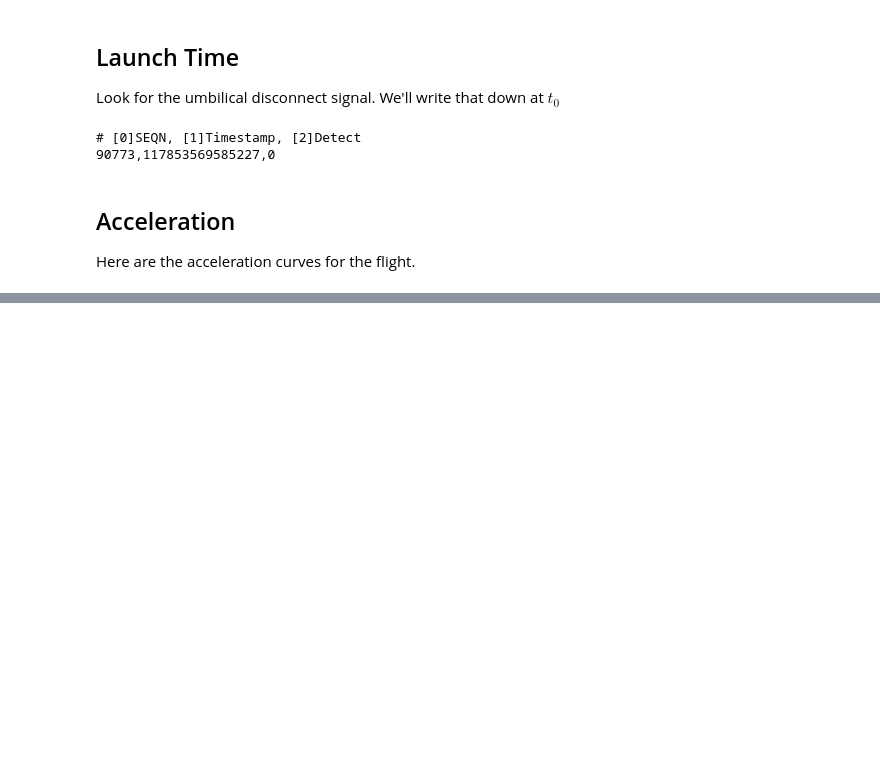
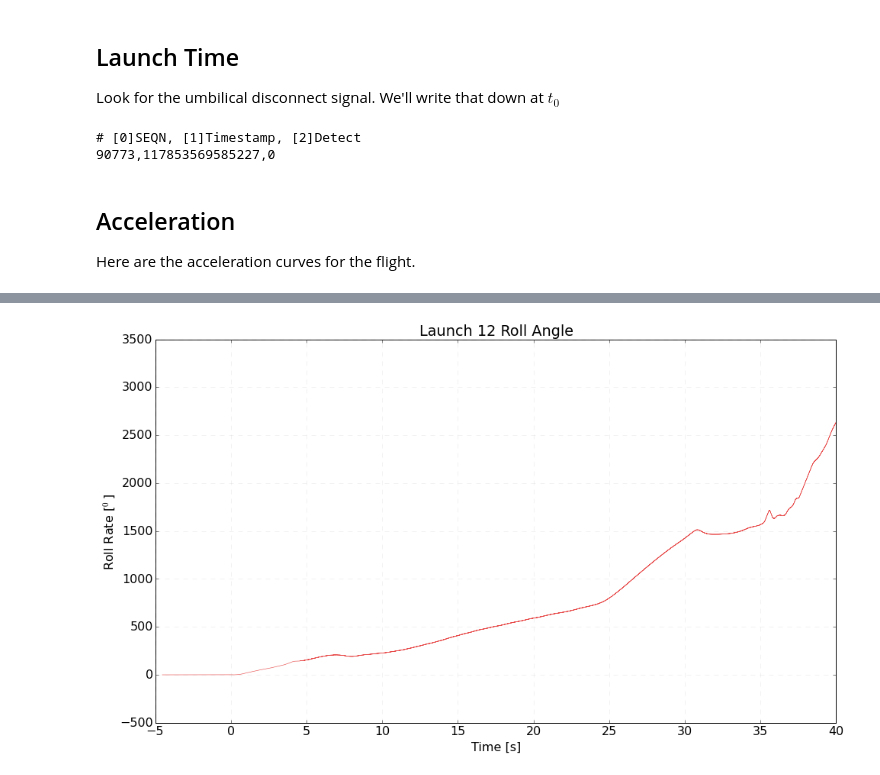
Before and after one commit to psas/Launch-12, a Jupyter notebook: data/first-look.ipynb, the cells around one changed output, grey strips where cells are left out. Cells and saved outputs as stored; diff of their text form; code cells hidden in the pictures; blank space fills up the shorter version.

```diff
--- a/data/first-look.ipynb
+++ b/data/first-look.ipynb
@@ -75,0 +98,7 @@ fig.show()
+# %%
+fig = utils.Plot("Launch 12 Roll Angle", "Time [s]", r"Roll Rate [${}^0$]")
+fig.plot(timestamp, roll_angle)
+fig.xlim([-5, 40])
+fig.show()
+# %% [output]
+[figure, added]
```
Also changed, not shown: parts of 9 cells of this notebook.
